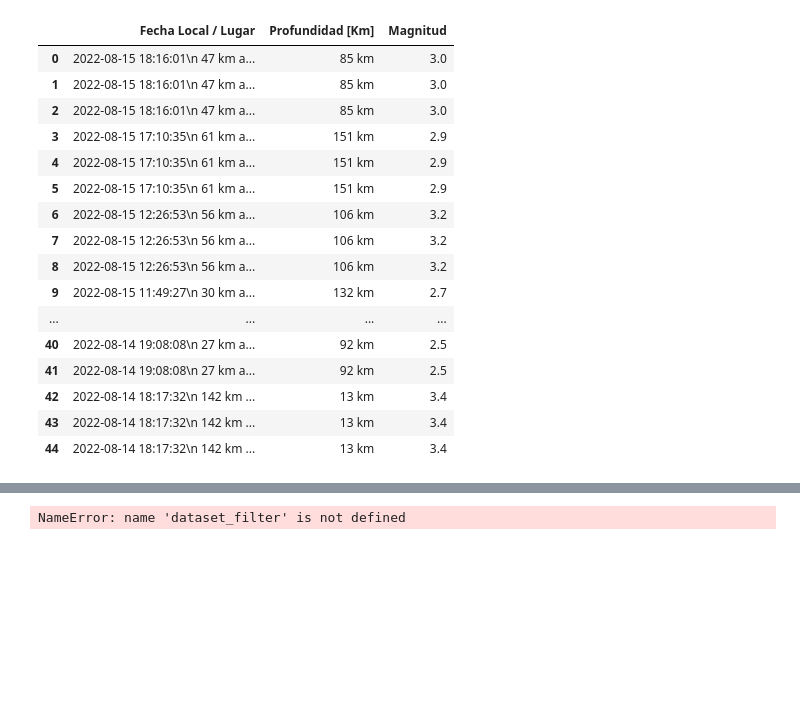
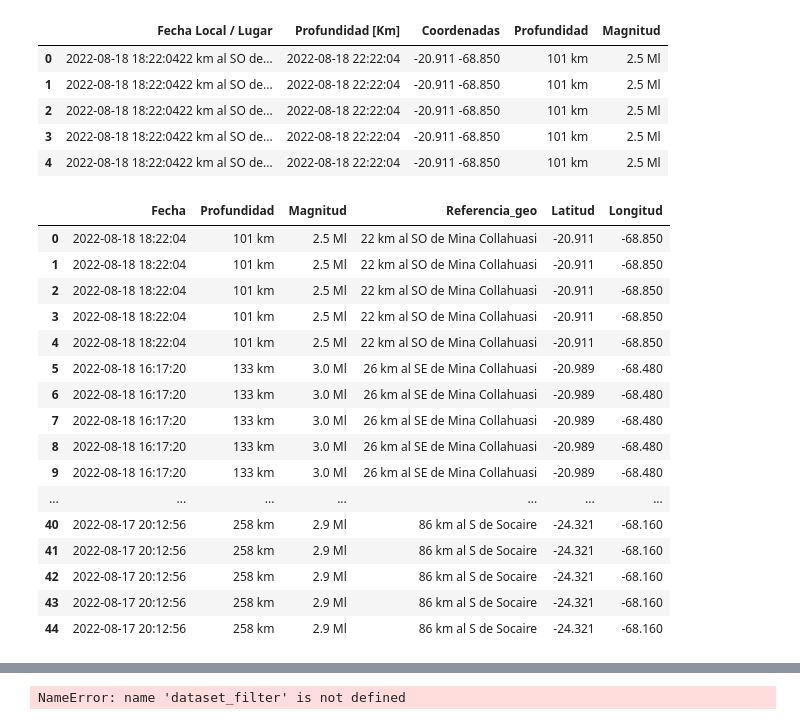
Before and after one commit to JoseAlexanderCL/MDS-PI, a Jupyter notebook: Proyecto de Web Scraping Prueba.ipynb, the cells around one changed output, grey strips where cells are left out. Cells and saved outputs as stored; diff of their text form; code cells hidden in the pictures; blank space fills up the shorter version.

```diff
--- a/Proyecto de Web Scraping Prueba.ipynb
+++ b/Proyecto de Web Scraping Prueba.ipynb
@@ -1,5 +5,4 @@
 # %%
-
 import urllib.request
 from bs4 import BeautifulSoup
 import pandas as pd
@@ -7,7 +10,7 @@ import numpy as np
 from pandas.core.frame import DataFrame
 
 
-e = urllib.request.urlopen("https://www.sismologia.cl/").read()
+e = urllib.request.urlopen("https://www.sismologia.cl/sismicidad/catalogo/2022/08/20220818.html").read()
 
 soup = BeautifulSoup(e, 'html.parser')
 
@@ -37,7 +40,7 @@ soup
 
 # Obtenemos la tabla
 
-tabla_sismos = soup.find_all('table')[0]
+tabla_sismos = soup.find_all('table')[1]
 
 # Obtenemos todas las filas
 rows = tabla_sismos.find_all("tr")
@@ -99,25 +91,16 @@ dataset
 dataset.columns = [
     "Fecha Local / Lugar",
     "Profundidad [Km]",
-    "Magnitud",
+    "Coordenadas"
+    ,"Profundidad"
+    ,"Magnitud"
 ]
 # %%
-dataset
+dataset.head()
 # %% [output]
-|  | Fecha Local / Lugar | Profundidad [Km] | Magnitud |
-| 0 | 2022-08-15 18:16:01\n 47 km a... | 85 km | 3.0 |
-| 1 | 2022-08-15 18:16:01\n 47 km a... | 85 km | 3.0 |
-| 2 | 2022-08-15 18:16:01\n 47 km a... | 85 km | 3.0 |
-| 3 | 2022-08-15 17:10:35\n 61 km a... | 151 km | 2.9 |
-| 4 | 2022-08-15 17:10:35\n 61 km a... | 151 km | 2.9 |
-| 5 | 2022-08-15 17:10:35\n 61 km a... | 151 km | 2.9 |
-| 6 | 2022-08-15 12:26:53\n 56 km a... | 106 km | 3.2 |
-| 7 | 2022-08-15 12:26:53\n 56 km a... | 106 km | 3.2 |
-| 8 | 2022-08-15 12:26:53\n 56 km a... | 106 km | 3.2 |
-| 9 | 2022-08-15 11:49:27\n 30 km a... | 132 km | 2.7 |
-| ... | ... | ... | ... |
-| 40 | 2022-08-14 19:08:08\n 27 km a... | 92 km | 2.5 |
-| 41 | 2022-08-14 19:08:08\n 27 km a... | 92 km | 2.5 |
-| 42 | 2022-08-14 18:17:32\n 142 km ... | 13 km | 3.4 |
-| 43 | 2022-08-14 18:17:32\n 142 km ... | 13 km | 3.4 |
-| 44 | 2022-08-14 18:17:32\n 142 km ... | 13 km | 3.4 |
+|  | Fecha Local / Lugar | Profundidad [Km] | Coordenadas | Profundidad | Magnitud |
+| 0 | 2022-08-18 18:22:0422 km al SO de... | 2022-08-18 22:22:04 | -20.911 -68.850 | 101 km | 2.5 Ml |
+| 1 | 2022-08-18 18:22:0422 km al SO de... | 2022-08-18 22:22:04 | -20.911 -68.850 | 101 km | 2.5 Ml |
+| 2 | 2022-08-18 18:22:0422 km al SO de... | 2022-08-18 22:22:04 | -20.911 -68.850 | 101 km | 2.5 Ml |
+| 3 | 2022-08-18 18:22:0422 km al SO de... | 2022-08-18 22:22:04 | -20.911 -68.850 | 101 km | 2.5 Ml |
+| 4 | 2022-08-18 18:22:0422 km al SO de... | 2022-08-18 22:22:04 | -20.911 -68.850 | 101 km | 2.5 Ml |
@@ -124,3 +116,23 @@ dataset
+# %%
+dataset_final
+# %% [output]
+|  | Fecha | Profundidad | Magnitud | Referencia_geo | Latitud | Longitud |
+| 0 | 2022-08-18 18:22:04 | 101 km | 2.5 Ml | 22 km al SO de Mina Collahuasi | -20.911 | -68.850 |
+| 1 | 2022-08-18 18:22:04 | 101 km | 2.5 Ml | 22 km al SO de Mina Collahuasi | -20.911 | -68.850 |
+| 2 | 2022-08-18 18:22:04 | 101 km | 2.5 Ml | 22 km al SO de Mina Collahuasi | -20.911 | -68.850 |
+| 3 | 2022-08-18 18:22:04 | 101 km | 2.5 Ml | 22 km al SO de Mina Collahuasi | -20.911 | -68.850 |
+| 4 | 2022-08-18 18:22:04 | 101 km | 2.5 Ml | 22 km al SO de Mina Collahuasi | -20.911 | -68.850 |
+| 5 | 2022-08-18 16:17:20 | 133 km | 3.0 Ml | 26 km al SE de Mina Collahuasi | -20.989 | -68.480 |
+| 6 | 2022-08-18 16:17:20 | 133 km | 3.0 Ml | 26 km al SE de Mina Collahuasi | -20.989 | -68.480 |
+| 7 | 2022-08-18 16:17:20 | 133 km | 3.0 Ml | 26 km al SE de Mina Collahuasi | -20.989 | -68.480 |
+| 8 | 2022-08-18 16:17:20 | 133 km | 3.0 Ml | 26 km al SE de Mina Collahuasi | -20.989 | -68.480 |
+| 9 | 2022-08-18 16:17:20 | 133 km | 3.0 Ml | 26 km al SE de Mina Collahuasi | -20.989 | -68.480 |
+| ... | ... | ... | ... | ... | ... | ... |
+| 40 | 2022-08-17 20:12:56 | 258 km | 2.9 Ml | 86 km al S de Socaire | -24.321 | -68.160 |
+| 41 | 2022-08-17 20:12:56 | 258 km | 2.9 Ml | 86 km al S de Socaire | -24.321 | -68.160 |
+| 42 | 2022-08-17 20:12:56 | 258 km | 2.9 Ml | 86 km al S de Socaire | -24.321 | -68.160 |
+| 43 | 2022-08-17 20:12:56 | 258 km | 2.9 Ml | 86 km al S de Socaire | -24.321 | -68.160 |
+| 44 | 2022-08-17 20:12:56 | 258 km | 2.9 Ml | 86 km al S de Socaire | -24.321 | -68.160 |
 # %%
 dataset[["Latitud", "Longitud"]] = dataset[["Latitud", "Longitud"]].apply(pd.to_numeric)
 
```
Also changed, not shown: parts of 8 cells of this notebook.
